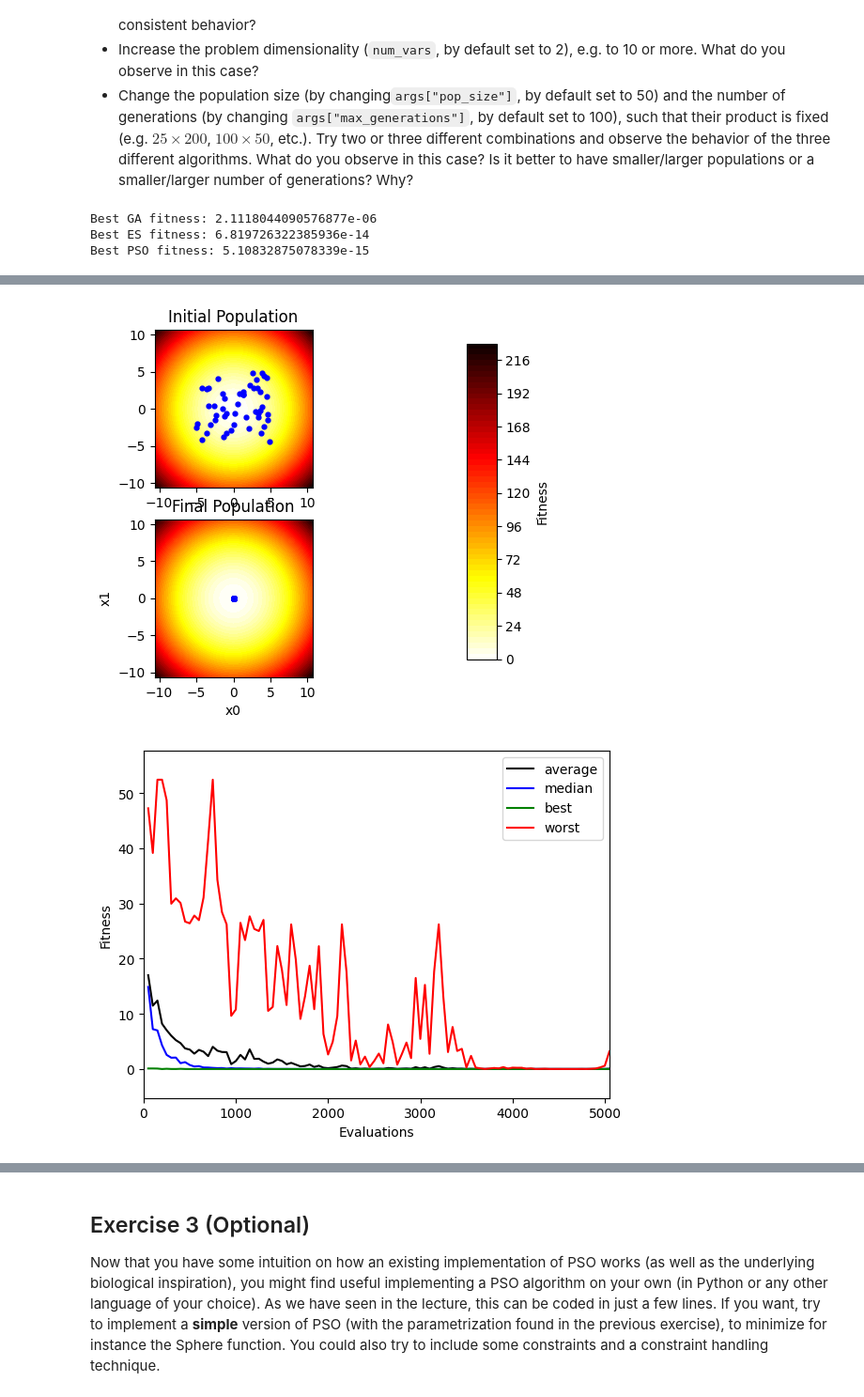
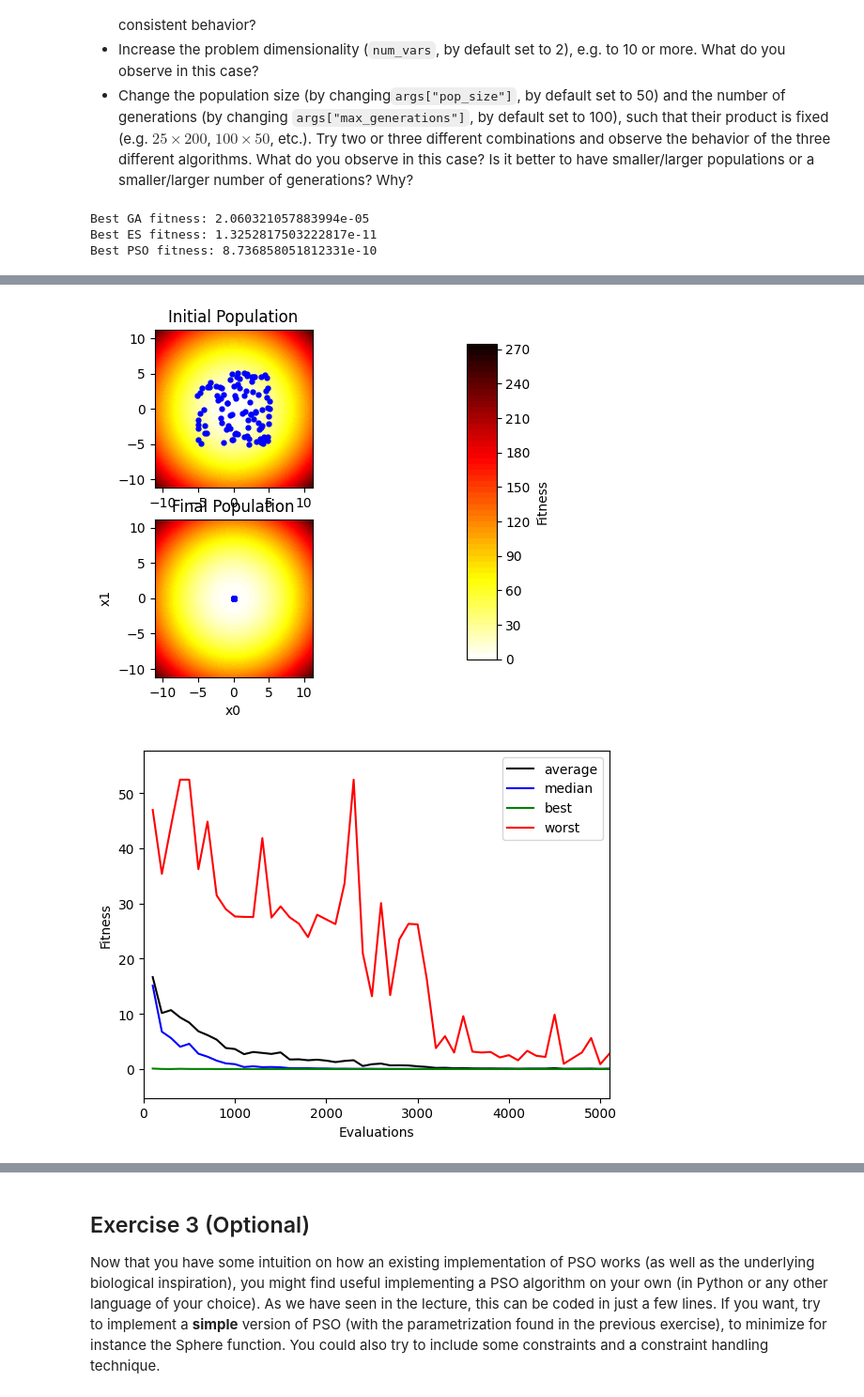
Before and after one commit to wamuumu/bio-labs, a Jupyter notebook: Lab06/Lab_06.ipynb, the cells around one changed output, grey strips where cells are left out. Shown at 94% size. Drawn from its saved outputs; the diff is of its cells as text; code cells hidden in the pictures.

```diff
--- a/Lab06/Lab_06.ipynb
+++ b/Lab06/Lab_06.ipynb
@@ -123,8 +123,8 @@ args["problem_class"] = benchmarks.Sphere
 #benchmarks.Schwefel
 
 # common parameters
-args["max_generations"] = 100 # Number of generations
-args["pop_size"] = 50 # population size
+args["max_generations"] = 50 # Number of generations
+args["pop_size"] = 100 # population size
 
 # parameters for the GA
 args["gaussian_stdev"] = 0.5 # Standard deviation of the Gaussian mutations
@@ -177,6 +177,6 @@ print("Best PSO fitness:", best_fitness)
 ioff()
 show()
 # %% [output]
-Best GA fitness: 2.1118044090576877e-06
-Best ES fitness: 6.819726322385936e-14
-Best PSO fitness: 5.10832875078339e-15
+Best GA fitness: 2.060321057883994e-05
+Best ES fitness: 1.3252817503222817e-11
+Best PSO fitness: 8.736858051812331e-10
@@ -186,2 +186,2 @@ Best PSO fitness: 5.10832875078339e-15
-[figure, old version]
+[figure, new version]
-[figure, old version]
+[figure, new version]
```
Also changed, not shown: parts of 1 cell of this notebook, 1 other file.
